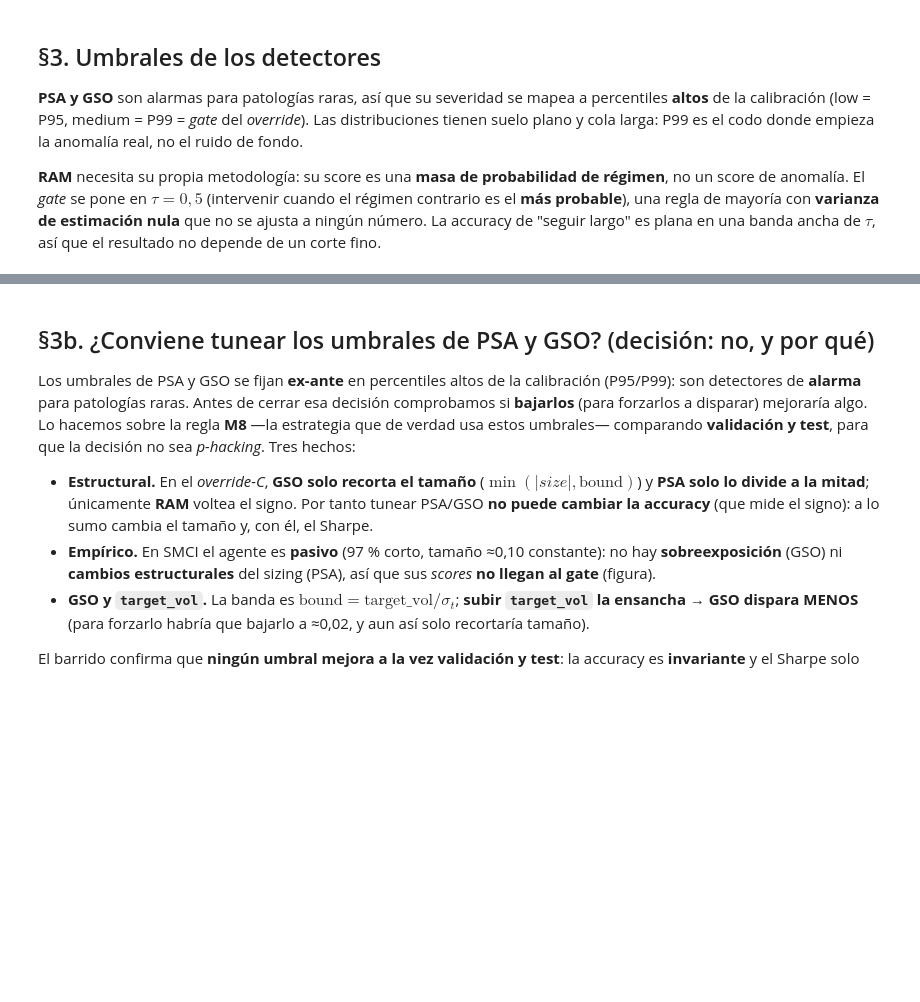
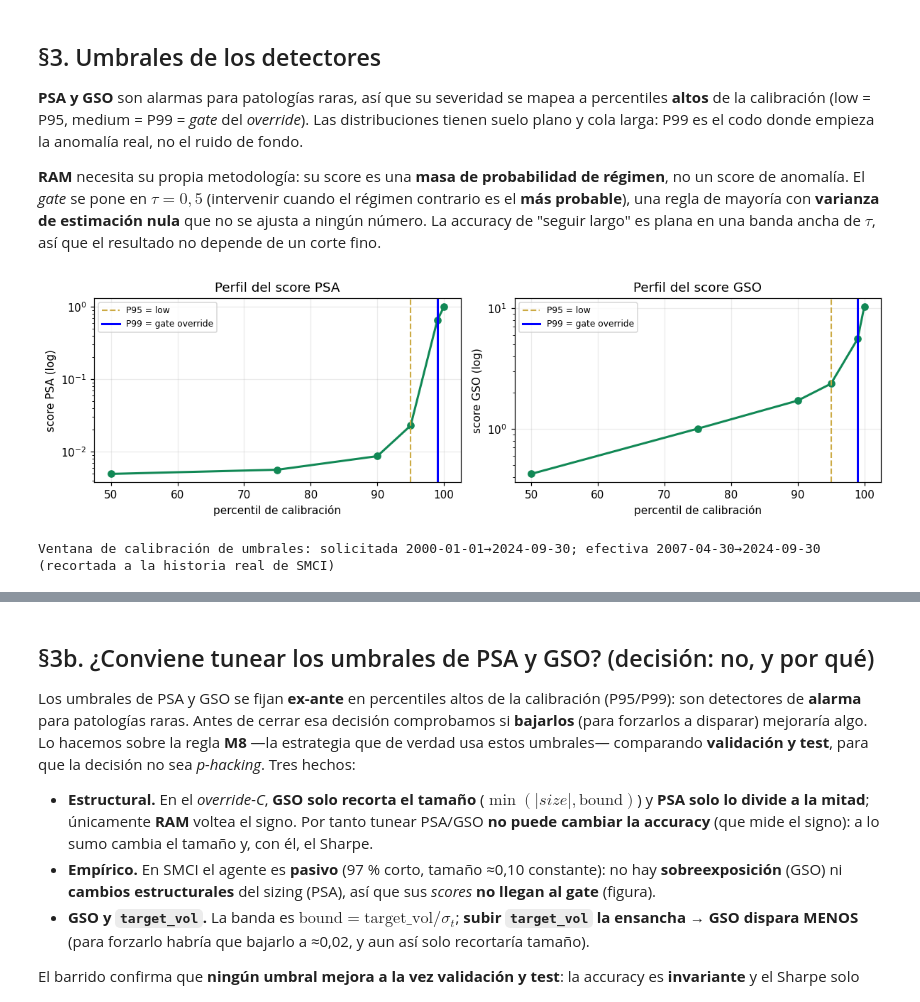
Before and after one commit to RaquelGarciah/Real-time-statistical-supervision-of-an-AI-trading-agent, a Jupyter notebook: notebooks/STRATA_SMCI.ipynb, the cells around one changed output, grey strips where cells are left out. Drawn from its saved outputs; the diff is of its cells as text; code cells hidden in the pictures; blank space fills up the shorter version.

```diff
--- a/notebooks/STRATA_SMCI.ipynb
+++ b/notebooks/STRATA_SMCI.ipynb
@@ -319,24 +358,28 @@ una regla de mayoría con **varianza de estimación nula** que no se ajusta a ni
 # %%
 # --- Perfil de percentiles PSA/GSO (calibración) con P95/P99 ---
 th = json.load(open(CACHE_MODELS_DIR / "strata_thresholds.json"))
 pcts = [50, 75, 90, 95, 99, 100]
 
 
 def _profile(name):
     d = th[name]["score_distribution"]
     return [d["p50"], d["p75"], d["p90"], d["p95"], d["p99"], d["max"]]
 
 
 fig, ax = plt.subplots(1, 2, figsize=(11, 3.3))
 for a, name, ttl in [(ax[0], "psa", "PSA"), (ax[1], "gso", "GSO")]:
     a.plot(pcts, _profile(name), "o-", color="#185", lw=2)
     a.set_yscale("log")
     a.axvline(95, color="#ca4", lw=1.4, ls="--", label="P95 = low")
     a.axvline(99, color="blue", lw=2, label="P99 = gate override")
     a.set_xlabel("percentil de calibración"); a.set_ylabel(f"score {ttl} (log)")
     a.set_title(f"Perfil del score {ttl}"); a.legend(fontsize=8)
 plt.tight_layout(); plt.show()
-print(f"Ventana de calibración de umbrales: {th['calibration_window']}")
+_cw = th["calibration_window"]
+print(f"Ventana de calibración de umbrales: solicitada {_cw[0]}→{_cw[1]}; efectiva {calib_feat.index[0].date()}→{calib_feat.index[-1].date()} (recortada a la historia real de {TICKER})")
+# %% [output]
+[figure, added]
+Ventana de calibración de umbrales: solicitada 2000-01-01→2024-09-30; efectiva 2007-04-30→2024-09-30 (recortada a la historia real de SMCI)
 # %%
 # --- RAM-gate: P(Calma) es bimodal y la accuracy de 'largo' es plana en τ∈[0.3,0.9] ---
 pcalma = gamma.loc[gamma.index <= pd.Timestamp(CALIBRATION_END), "Calma"].to_numpy()
```
Also changed, not shown: parts of 36 cells of this notebook, 1 other file.
